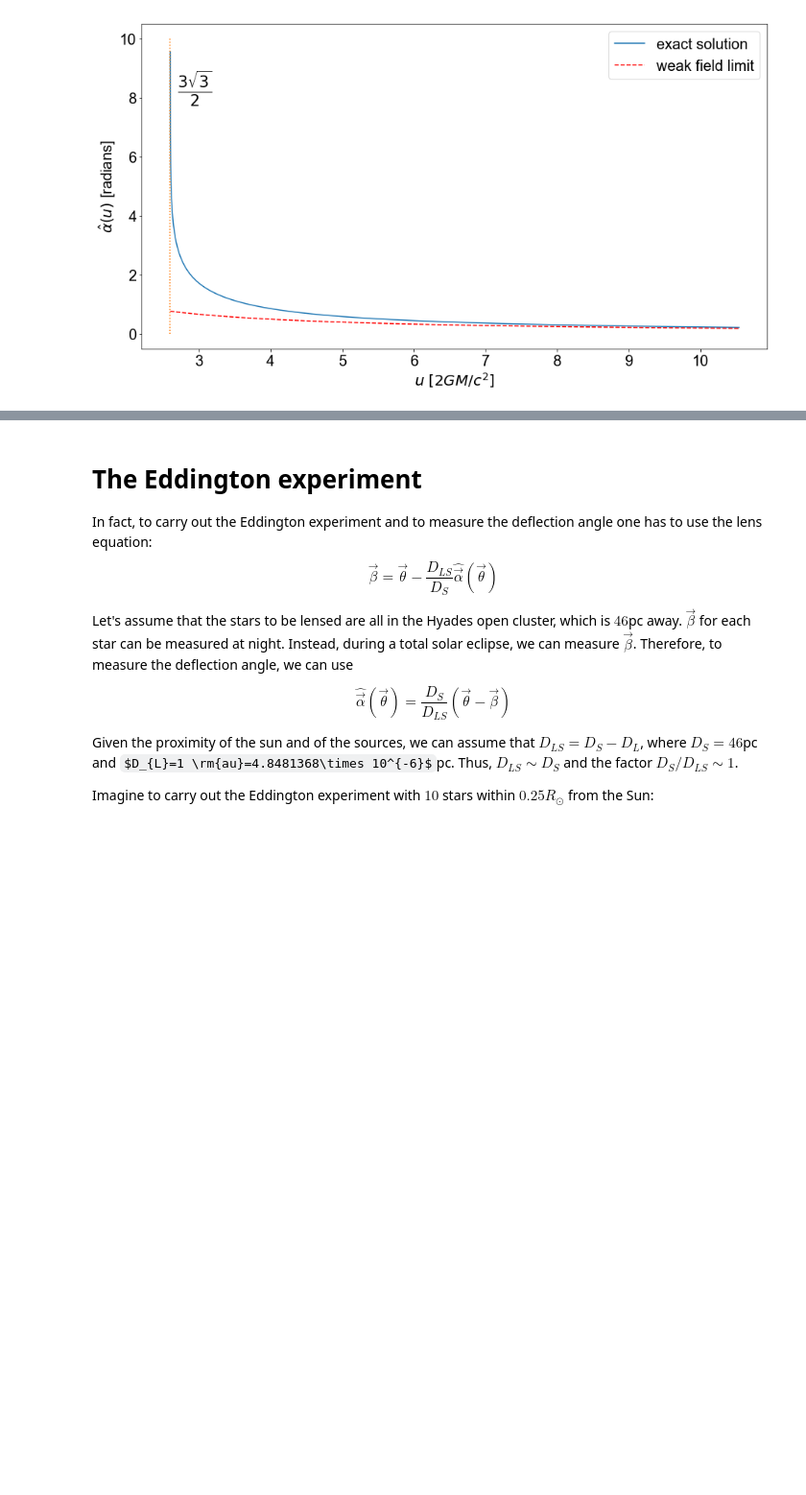
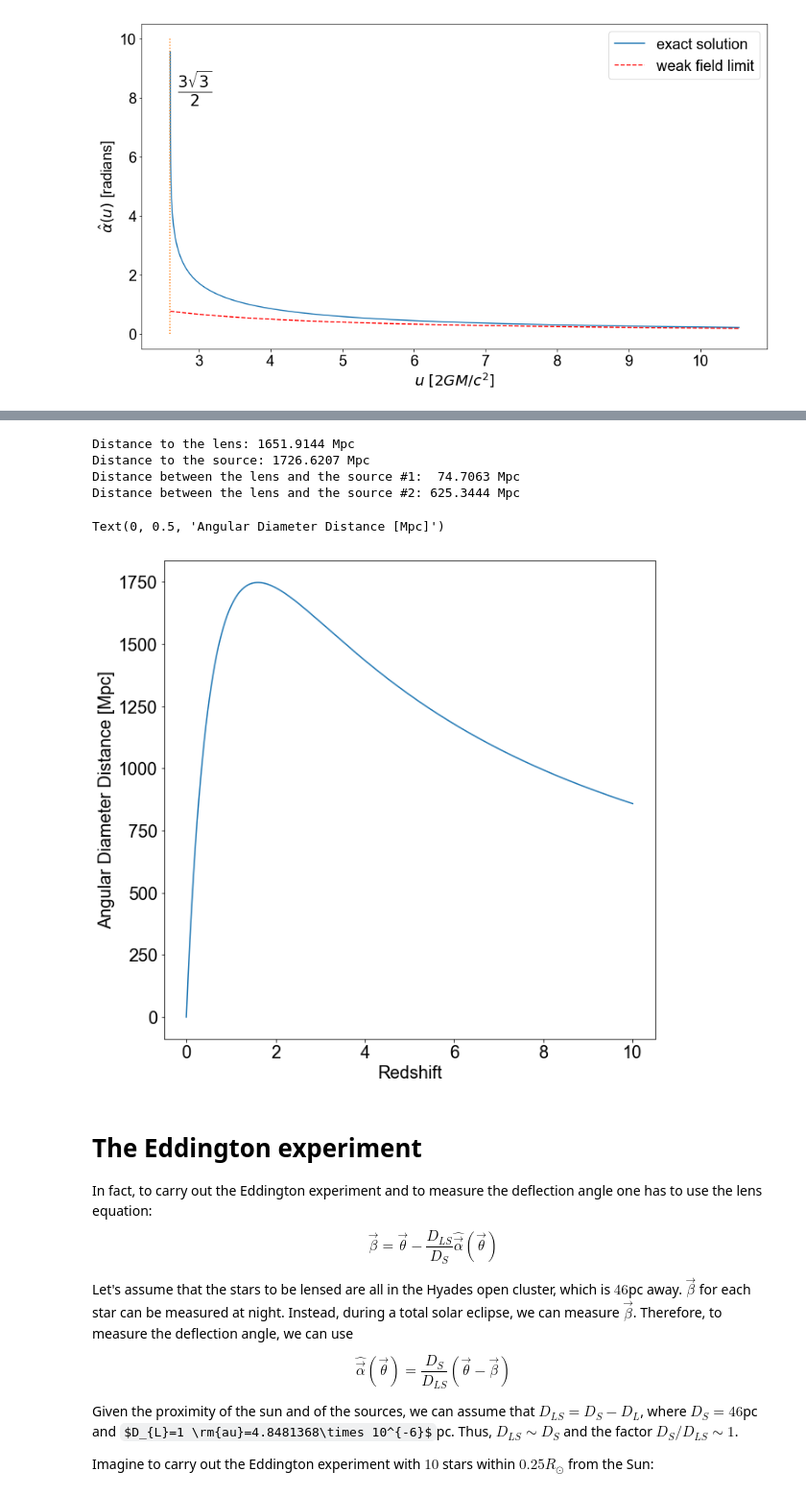
Before and after one commit to maxmen/LensingLectures, a Jupyter notebook: Notebooks/3_2019.ipynb, the cells around one changed output, grey strips where cells are left out. Shown at 96% size. Cells and saved outputs as stored; diff of their text form; code cells hidden in the pictures; some formulas as TeX source; blank space fills up the shorter version.

```diff
--- a/Notebooks/3_2019.ipynb
+++ b/Notebooks/3_2019.ipynb
@@ -246,3 +281,34 @@ fig.savefig('data/bhalpha.png')
+# %%
+# define a cosmological framework:
+from astropy.cosmology import FlatLambdaCDM
+
+co=FlatLambdaCDM(H0=70,Om0=0.3)
+
+zl=1#e-6
+zs=2#e-6
+dl=co.angular_diameter_distance(zl)
+ds=co.angular_diameter_distance(zs)
+dls=co.angular_diameter_distance_z1z2(zl,zs)
+print ('Distance to the lens: %8.4f Mpc' % dl.value)
+print ('Distance to the source: %8.4f Mpc' % ds.value)
+print ('Distance between the lens and the source #1: %8.4f Mpc' % (ds-dl).value)
+print ('Distance between the lens and the source #2: %8.4f Mpc' % dls.value)
+# %% [output]
+Distance to the lens: 1651.9144 Mpc
+Distance to the source: 1726.6207 Mpc
+Distance between the lens and the source #1:  74.7063 Mpc
+Distance between the lens and the source #2: 625.3444 Mpc
+# %%
+import numpy as np
+z=np.linspace(0.0,10.,1000)
+dz=co.angular_diameter_distance(z)
+fig,ax=plt.subplots(1,1,figsize=(10,10))
+ax.plot(z,dz,'-')
+ax.set_xlabel('Redshift')
+ax.set_ylabel('Angular Diameter Distance [Mpc]')
+# %% [output]
+Text(0, 0.5, 'Angular Diameter Distance [Mpc]')
+[figure, added]
 # %% [markdown]
 # The Eddington experiment
 
```
Also changed, not shown: parts of 4 cells of this notebook, 7 other files.
